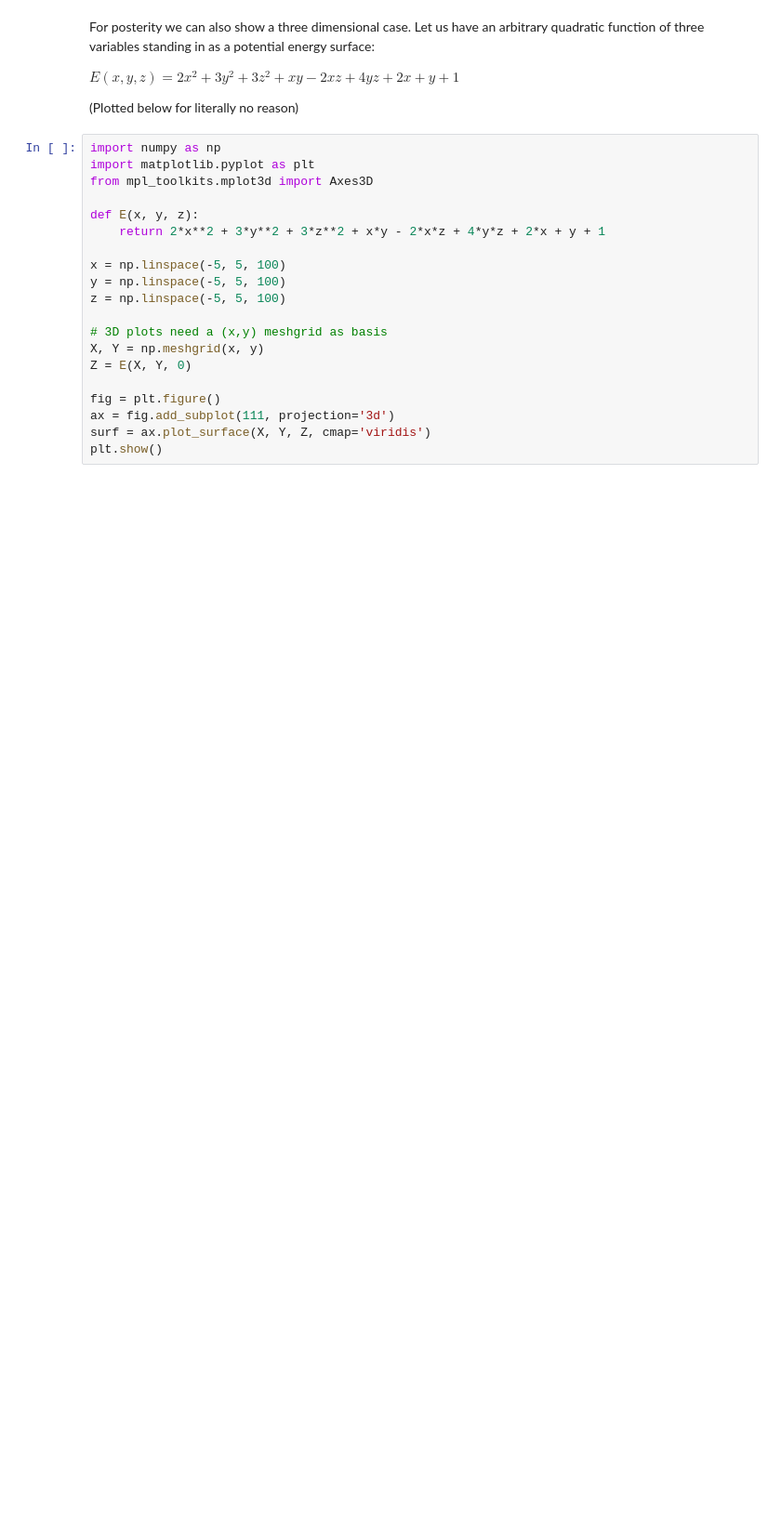
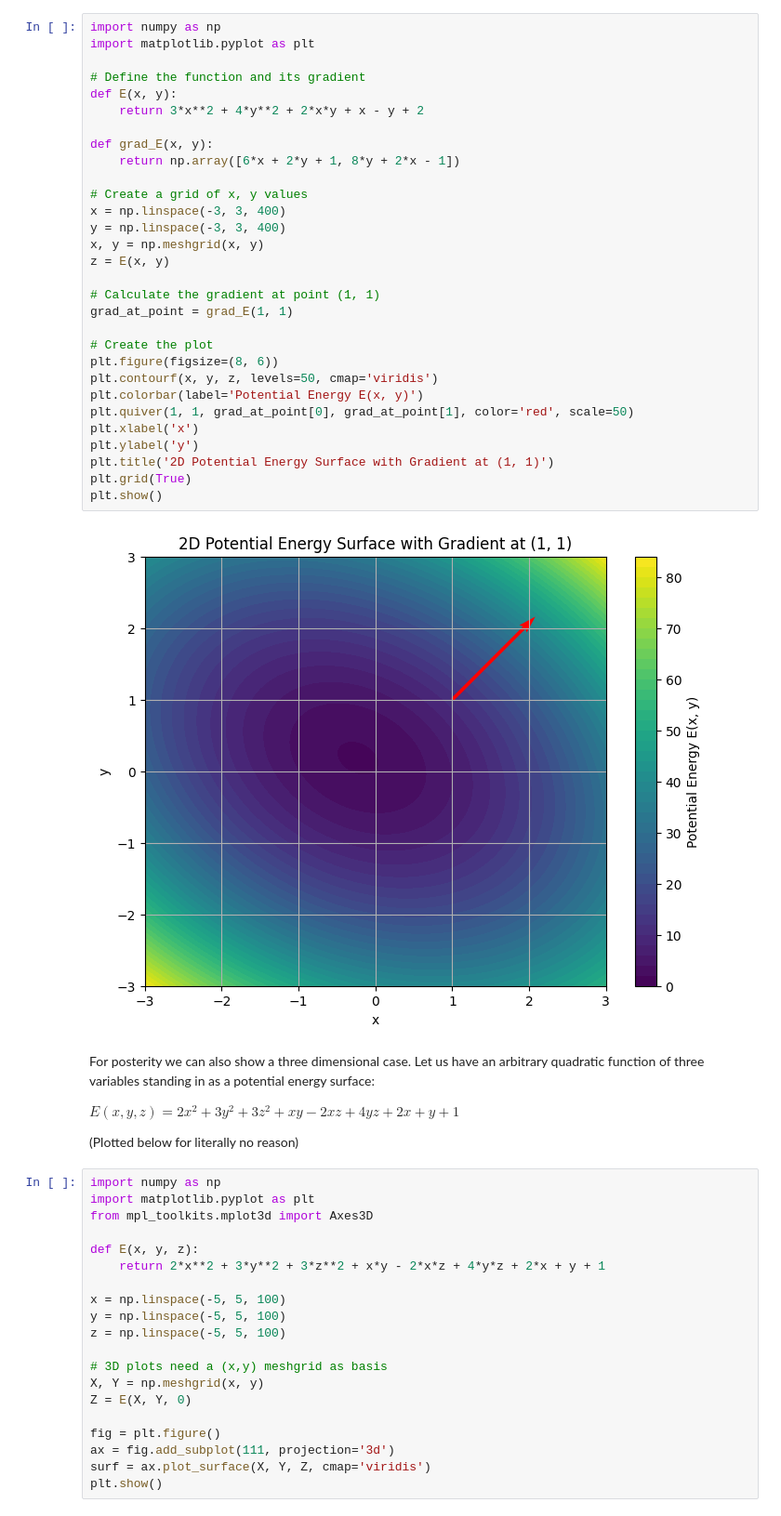
Before and after one commit to denny190/pchem_iv, a Jupyter notebook: Interlude_L04.ipynb, the cells around one changed output. Shown at 93% size. Drawn from its saved outputs; the diff is of its cells as text; blank space fills up the shorter version.

```diff
--- a/Interlude_L04.ipynb
+++ b/Interlude_L04.ipynb
@@ -8,3 +28,35 @@ Geometry optimization is, on paper, a simple problem. We are trying to find a lo
+# %%
+import numpy as np
+import matplotlib.pyplot as plt
+
+# Define the function and its gradient
+def E(x, y):
+    return 3*x**2 + 4*y**2 + 2*x*y + x - y + 2
+
+def grad_E(x, y):
+    return np.array([6*x + 2*y + 1, 8*y + 2*x - 1])
+
+# Create a grid of x, y values
+x = np.linspace(-3, 3, 400)
+y = np.linspace(-3, 3, 400)
+x, y = np.meshgrid(x, y)
+z = E(x, y)
+
+# Calculate the gradient at point (1, 1)
+grad_at_point = grad_E(1, 1)
+
+# Create the plot
+plt.figure(figsize=(8, 6))
+plt.contourf(x, y, z, levels=50, cmap='viridis')
+plt.colorbar(label='Potential Energy E(x, y)')
+plt.quiver(1, 1, grad_at_point[0], grad_at_point[1], color='red', scale=50)
+plt.xlabel('x')
+plt.ylabel('y')
+plt.title('2D Potential Energy Surface with Gradient at (1, 1)')
+plt.grid(True)
+plt.show()
+# %% [output]
+[figure, added]
 # %% [markdown]
 For posterity we can also show a three dimensional case. Let us have an arbitrary quadratic function of three variables standing in as a potential energy surface:
 
```
Also changed, not shown: parts of 3 cells of this notebook.
